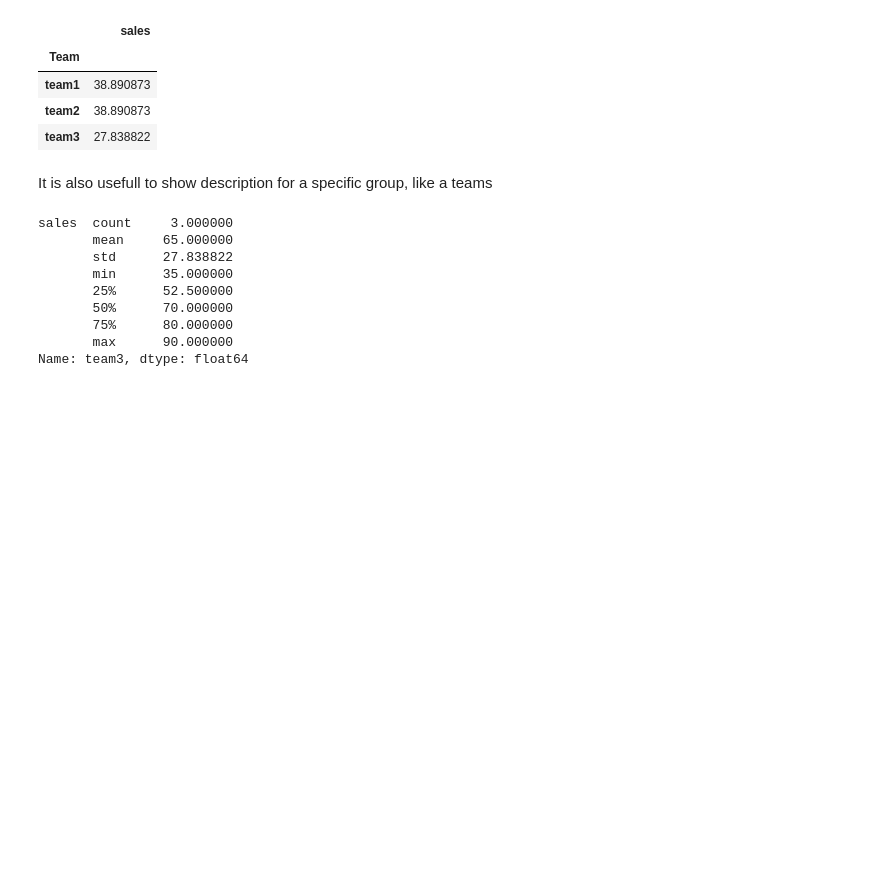
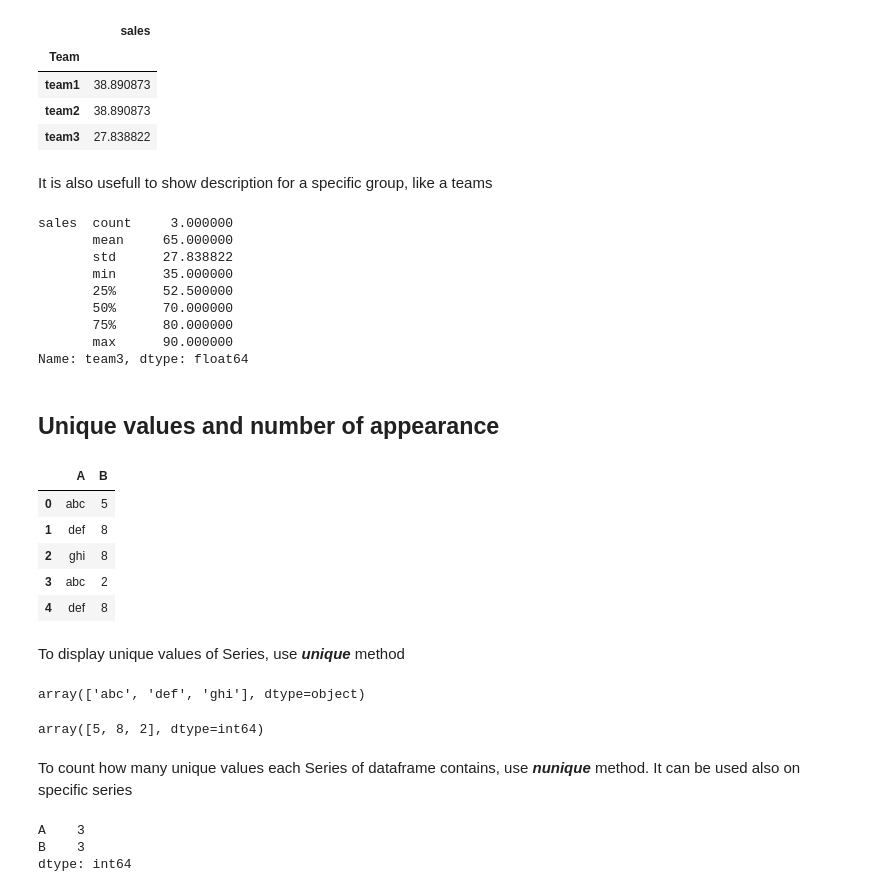
Before and after one commit to Artur-Ws/Data_Science_Basics, a Jupyter notebook: pandas_notes.ipynb, the cells around one changed output. Cells and saved outputs as stored; diff of their text form; code cells hidden in the pictures; blank space fills up the shorter version.

Commit message:
Added info about unique values and counting of appearance in series

```diff
--- a/pandas_notes.ipynb
+++ b/pandas_notes.ipynb
@@ -561,3 +561,34 @@ sales  count     3.000000
        75%      80.000000
        max      90.000000
 Name: team3, dtype: float64
+# %% [markdown]
+## Unique values and number of appearance
+# %%
+data = {'A':['abc','def','ghi','abc','def'],'B':[5,8,8,2,8]}
+df = pd.DataFrame(data)
+df
+# %% [output]
+|  | A | B |
+| 0 | abc | 5 |
+| 1 | def | 8 |
+| 2 | ghi | 8 |
+| 3 | abc | 2 |
+| 4 | def | 8 |
+# %% [markdown]
+To display unique values of Series, use ***unique*** method
+# %%
+df['A'].unique()
+# %% [output]
+array(['abc', 'def', 'ghi'], dtype=object)
+# %%
+df['B'].unique()
+# %% [output]
+array([5, 8, 2], dtype=int64)
+# %% [markdown]
+To count how many unique values each Series of dataframe contains, use ***nunique*** method. It can be used also on specific series
+# %%
+df.nunique()
+# %% [output]
+A    3
+B    3
+dtype: int64
```
Also changed, not shown: parts of 2 cells of this notebook.
